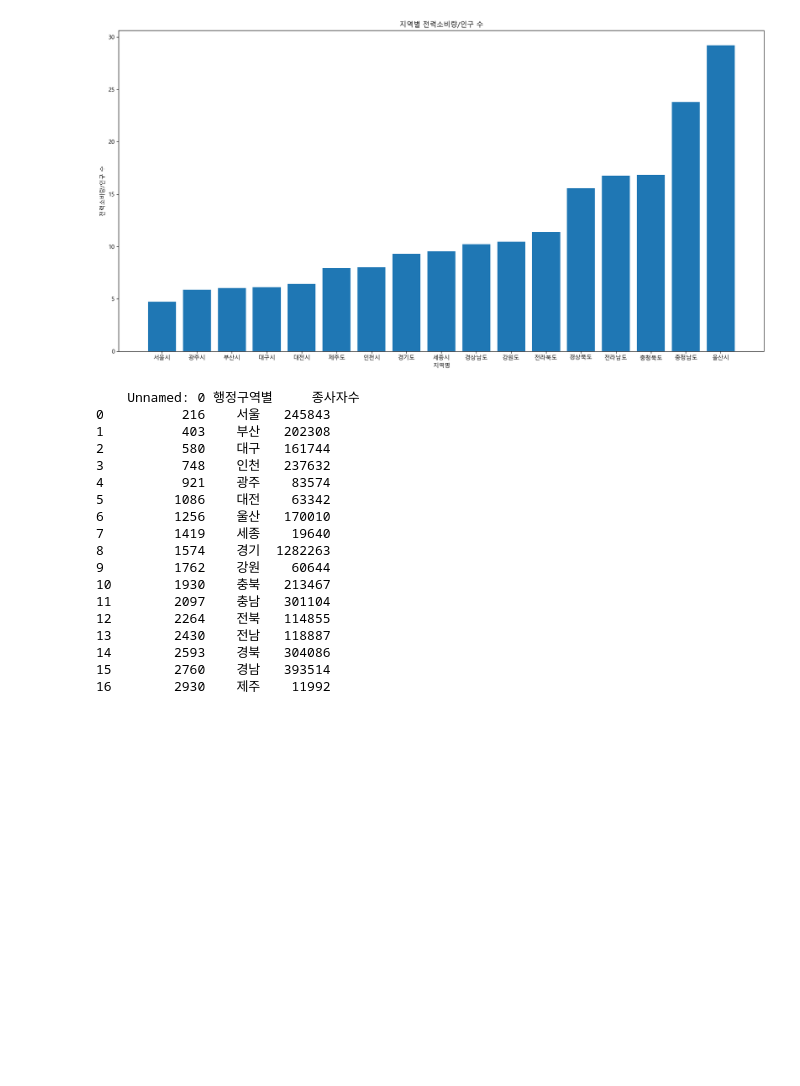
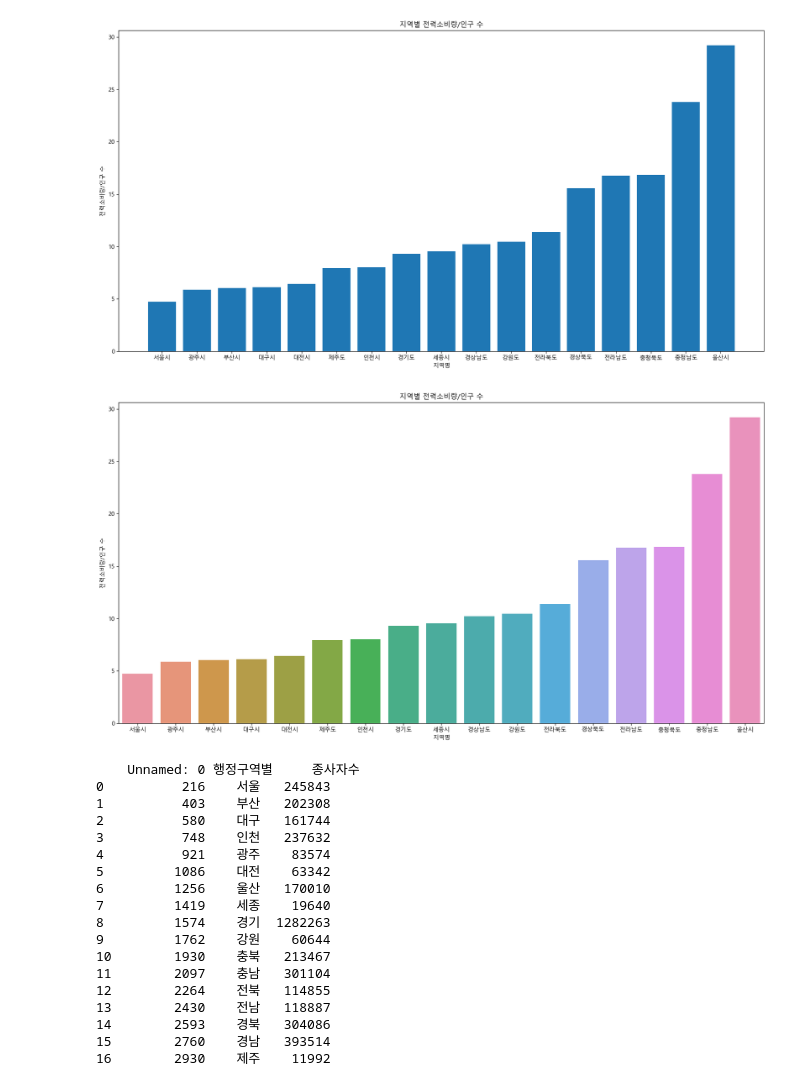
Before and after one commit to yunsunghwan1/KEPCO_sprint_3, a Jupyter notebook: chang_yong8/peopleeleccon2020.ipynb, the cells around one changed output. Drawn from its saved outputs; the diff is of its cells as text; code cells hidden in the pictures; blank space fills up the shorter version.

```diff
--- a/chang_yong8/peopleeleccon2020.ipynb
+++ b/chang_yong8/peopleeleccon2020.ipynb
@@ -997,6 +1121,32 @@ plt.ylabel('전력소비량/인구 수')
 plt.show()
 # %% [output]
 [figure]
+# %%
+# 전력소비량/인구 수 내림차순으로 바그래프로 시각화
+
+# 그래프 크기 조정
+plt.figure(figsize=(20, 10))
+
+# 데이터 준비
+x = data_2020_corr_desc['지역명']
+y = data_2020_corr_desc['전력소비량/인구 수']
+
+# 바 그래프 그리기
+sns.barplot(x = x, y = y)
+
+# 그래프 제목 설정
+plt.title('지역별 전력소비량/인구 수')
+
+# x축, y축 라벨 설정
+plt.xlabel('지역명')
+plt.ylabel('전력소비량/인구 수')
+
+
+
+# 그래프 출력
+plt.show()
+# %% [output]
+[figure, added]
 # %%
 # 제조업 종사자 수 인구 데이터 불러오기
 # 엑셀 파일 경로 설정
```
Also changed, not shown: parts of 11 cells of this notebook, 8 other files.
